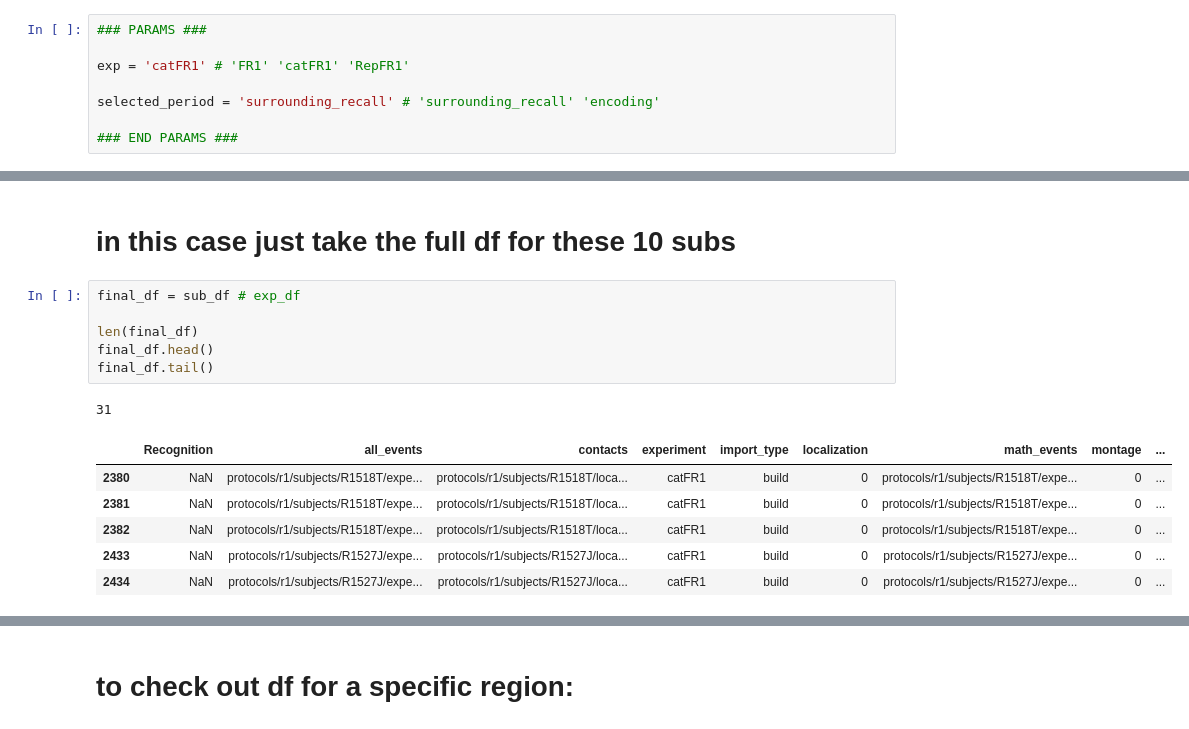
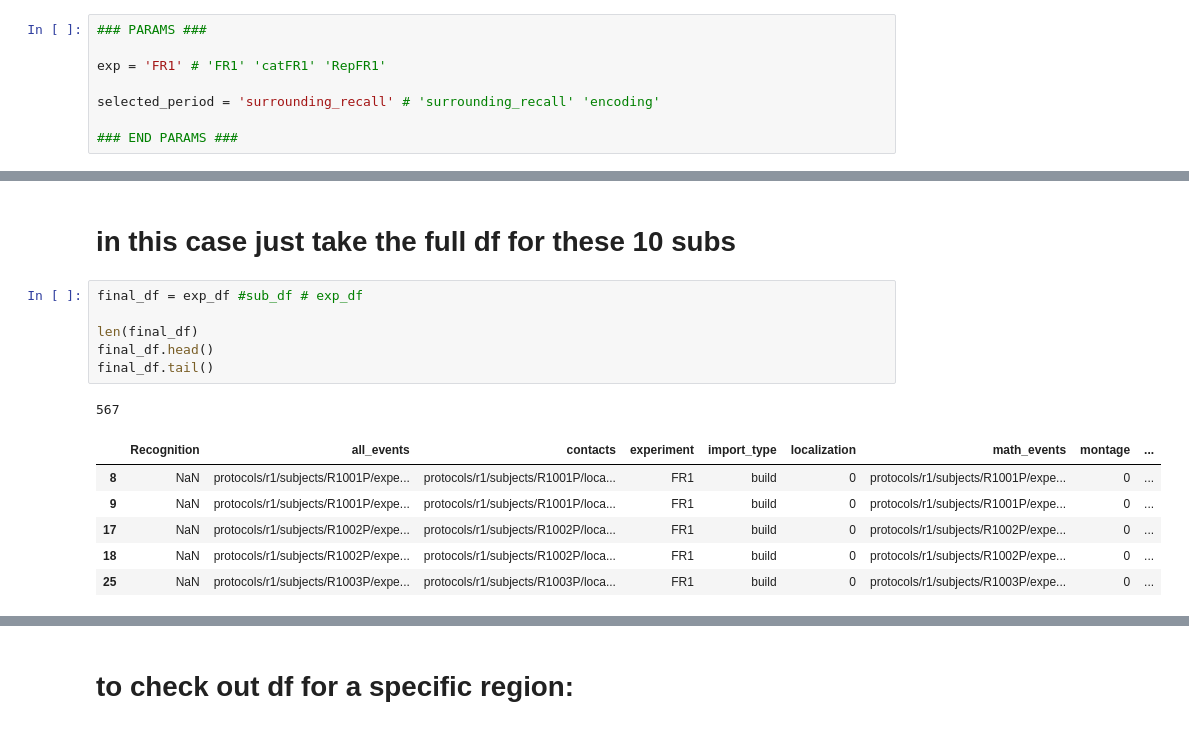
Before and after one commit to jjsakon/SWRrefactored, a Jupyter notebook: code/getSubDFforSlurm.ipynb, the cells around one changed output, grey strips where cells are left out. Cells and saved outputs as stored; diff of their text form.

```diff
--- a/code/getSubDFforSlurm.ipynb
+++ b/code/getSubDFforSlurm.ipynb
@@ -37,7 +37,7 @@ The autoreload extension is already loaded. To reload it, use:
 # %%
 ### PARAMS ###
 
-exp = 'catFR1' # 'FR1' 'catFR1' 'RepFR1'
+exp = 'FR1' # 'FR1' 'catFR1' 'RepFR1'
 
 selected_period = 'surrounding_recall' # 'surrounding_recall' 'encoding'
 
@@ -200,17 +200,17 @@ sub_df
 # %% [markdown]
 # in this case just take the full df for these 10 subs
 # %%
-final_df = sub_df # exp_df
+final_df = exp_df #sub_df # exp_df
 
 len(final_df)
 final_df.head()
 final_df.tail()
 # %% [output]
-31
+567
 |  | Recognition | all_events | contacts | experiment | import_type | localization | math_events | montage | ... |
-| 2380 | NaN | protocols/r1/subjects/R1518T/expe... | protocols/r1/subjects/R1518T/loca... | catFR1 | build | 0 | protocols/r1/subjects/R1518T/expe... | 0 | ... |
-| 2381 | NaN | protocols/r1/subjects/R1518T/expe... | protocols/r1/subjects/R1518T/loca... | catFR1 | build | 0 | protocols/r1/subjects/R1518T/expe... | 0 | ... |
-| 2382 | NaN | protocols/r1/subjects/R1518T/expe... | protocols/r1/subjects/R1518T/loca... | catFR1 | build | 0 | protocols/r1/subjects/R1518T/expe... | 0 | ... |
-| 2433 | NaN | protocols/r1/subjects/R1527J/expe... | protocols/r1/subjects/R1527J/loca... | catFR1 | build | 0 | protocols/r1/subjects/R1527J/expe... | 0 | ... |
-| 2434 | NaN | protocols/r1/subjects/R1527J/expe... | protocols/r1/subjects/R1527J/loca... | catFR1 | build | 0 | protocols/r1/subjects/R1527J/expe... | 0 | ... |
+| 8 | NaN | protocols/r1/subjects/R1001P/expe... | protocols/r1/subjects/R1001P/loca... | FR1 | build | 0 | protocols/r1/subjects/R1001P/expe... | 0 | ... |
+| 9 | NaN | protocols/r1/subjects/R1001P/expe... | protocols/r1/subjects/R1001P/loca... | FR1 | build | 0 | protocols/r1/subjects/R1001P/expe... | 0 | ... |
+| 17 | NaN | protocols/r1/subjects/R1002P/expe... | protocols/r1/subjects/R1002P/loca... | FR1 | build | 0 | protocols/r1/subjects/R1002P/expe... | 0 | ... |
+| 18 | NaN | protocols/r1/subjects/R1002P/expe... | protocols/r1/subjects/R1002P/loca... | FR1 | build | 0 | protocols/r1/subjects/R1002P/expe... | 0 | ... |
+| 25 | NaN | protocols/r1/subjects/R1003P/expe... | protocols/r1/subjects/R1003P/loca... | FR1 | build | 0 | protocols/r1/subjects/R1003P/expe... | 0 | ... |
 |  | Recognition | all_events | contacts | experiment | import_type | localization | math_events | montage | ... |
```
Also changed, not shown: parts of 5 cells of this notebook, 5 other files.
